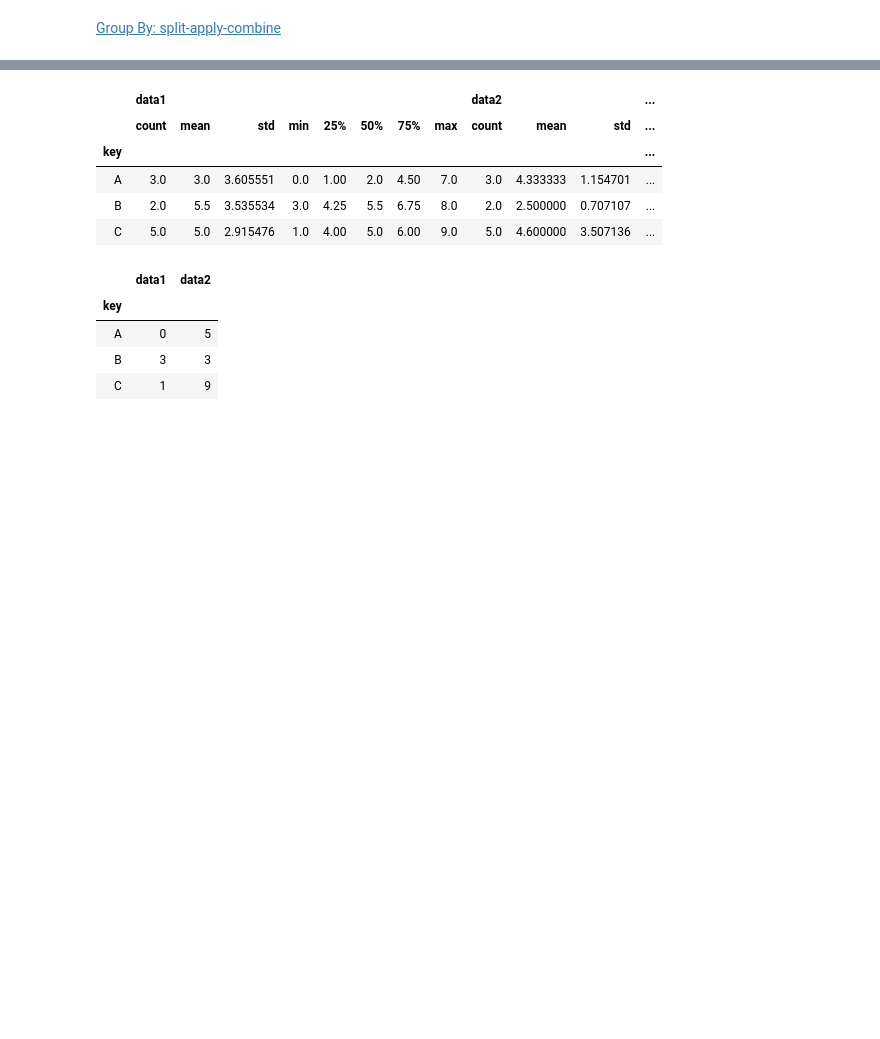
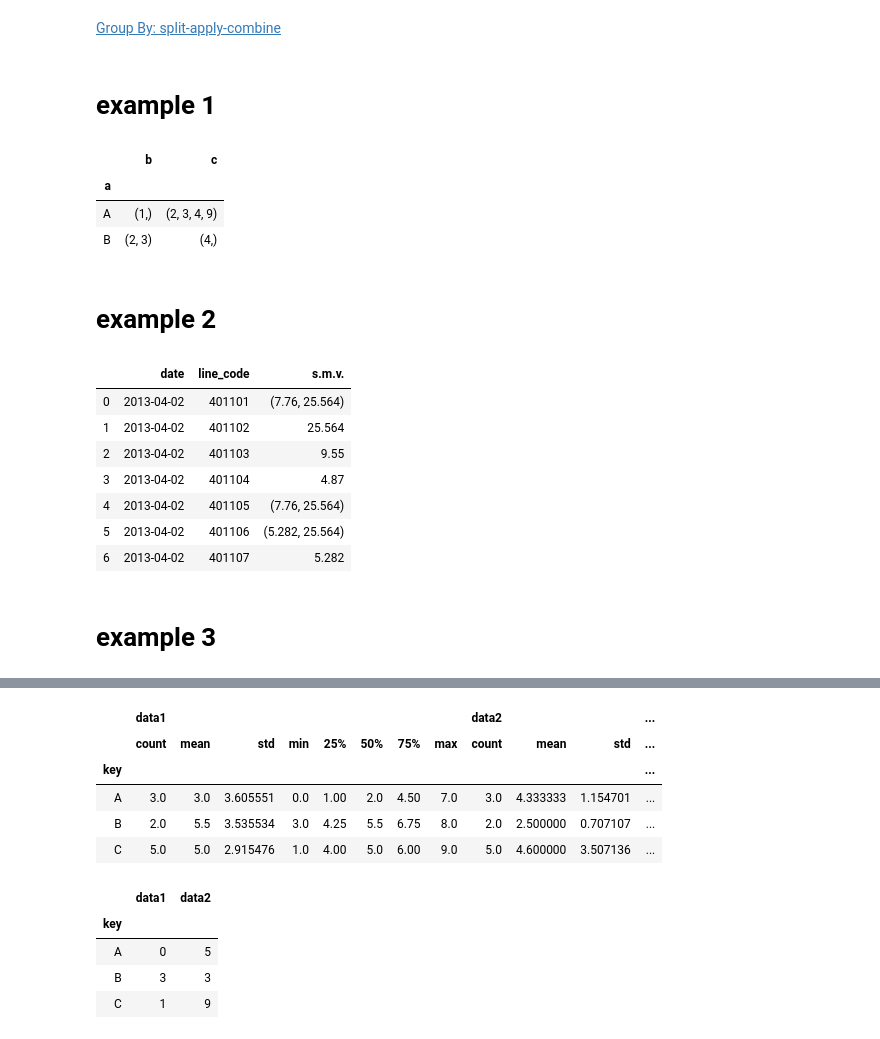
Before and after one commit to zawecha1/data_playground, a Jupyter notebook: pandas/groupby and aggregation.ipynb, the cells around one changed output, grey strips where cells are left out. Saved outputs shown, nothing was run; the diff lists cells and outputs as text; code cells hidden in the pictures; blank space fills up the shorter version.

Commit message:
add group

```diff
--- a/pandas/groupby and aggregation.ipynb
+++ b/pandas/groupby and aggregation.ipynb
@@ -2,0 +8,2 @@
+# %% [markdown]
+# example 1
@@ -3 +17,62 @@
+# %%
+df.groupby('a')[['b','c']].agg(lambda x: tuple(pd.Series.mode(x)))
+# %% [output]
+|  | b | c |
+| a |  |  |
+| A | (1,) | (2, 3, 4, 9) |
+| B | (2, 3) | (4,) |
+# %% [markdown]
+# example 2
+# %%
+def MakeList_1(x):
+    """ This function is used to aggregate data that needs to be kept distinc within multi day
+        observations for later use and transformation. It makes a list of the data and if the list is of length 1
+        then there is only one line/day observation in that group so the single element of the list is returned.
+        If the list is longer than one then there are multiple line/day observations and the list itself is
+        returned."""
+    L = x.tolist()
+    if len(L) > 1:
+        return L
+    else:
+        return L[0]
+
+
+def MakeList_2(x):
+    """
+    Sometimes, it will raise an exception for the function MakeList above,
+    use tuple type instead of list type to save the result will fix the bug.
+    """
+    T = tuple(x)
+    if len(T) > 1:
+        return T
+    else:
+        return T[0]
+
+
+DF = pd.DataFrame({
+    'date': [
+        '2013-04-02', '2013-04-02', '2013-04-02', '2013-04-02', '2013-04-02',
+        '2013-04-02', '2013-04-02', '2013-04-02', '2013-04-02', '2013-04-02'
+    ],
+    'line_code': [
+        '401101', '401101', '401102', '401103', '401104', '401105', '401105',
+        '401106', '401106', '401107'
+    ],
+    's.m.v.':
+    [7.760, 25.564, 25.564, 9.550, 4.870, 7.760, 25.564, 5.282, 25.564, 5.282]
+})
+DFGrouped = DF.groupby(['date', 'line_code'], as_index=False)
+DF_Agg = DFGrouped.agg({'s.m.v.': MakeList_2})
+DF_Agg
+# %% [output]
+|  | date | line_code | s.m.v. |
+| 0 | 2013-04-02 | 401101 | (7.76, 25.564) |
+| 1 | 2013-04-02 | 401102 | 25.564 |
+| 2 | 2013-04-02 | 401103 | 9.55 |
+| 3 | 2013-04-02 | 401104 | 4.87 |
+| 4 | 2013-04-02 | 401105 | (7.76, 25.564) |
+| 5 | 2013-04-02 | 401106 | (5.282, 25.564) |
+| 6 | 2013-04-02 | 401107 | 5.282 |
+# %% [markdown]
+# example 3
 # %%
```
Also changed, not shown: parts of 11 cells of this notebook, 1 other file.
